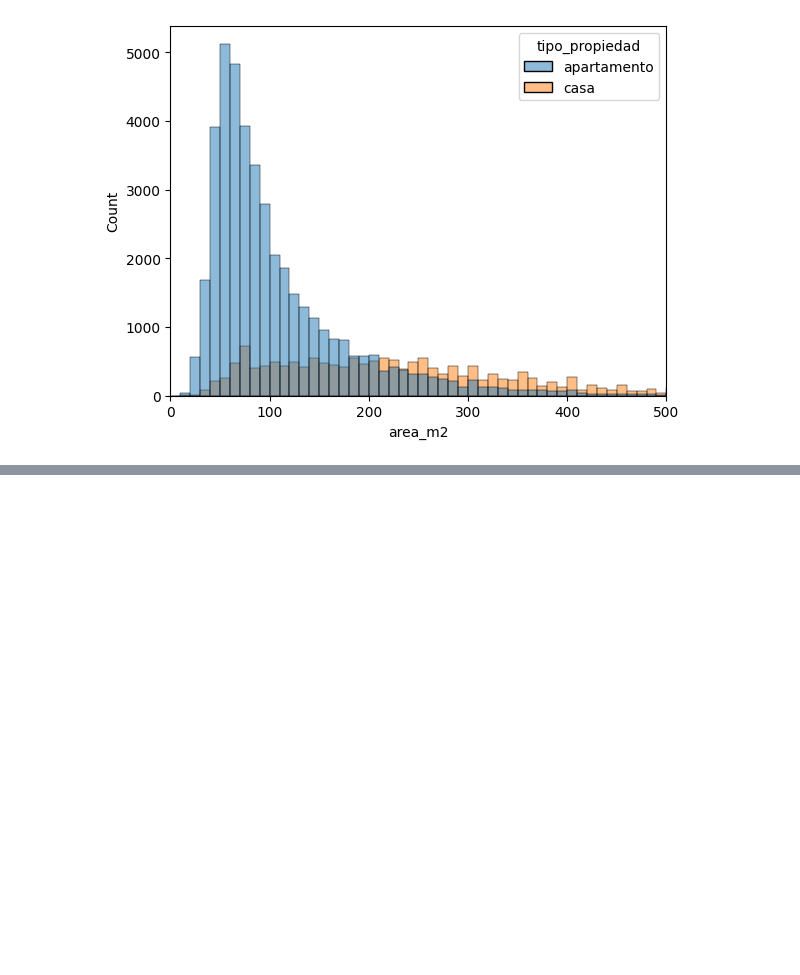
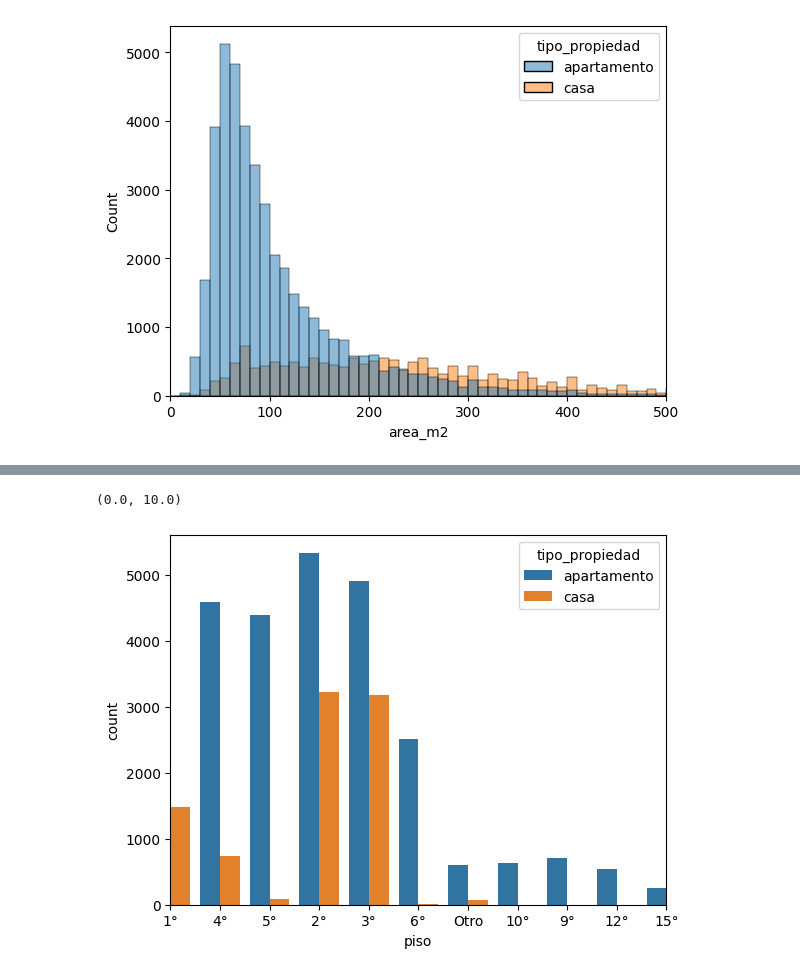
Before and after one commit to raulhiguerac/side, a Jupyter notebook: backend/analytics-service/notebooks/01_eda_bogota.ipynb, the cells around one changed output, grey strips where cells are left out. Drawn from its saved outputs; the diff is of its cells as text; code cells hidden in the pictures; blank space fills up the shorter version.

```diff
--- a/backend/analytics-service/notebooks/01_eda_bogota.ipynb
+++ b/backend/analytics-service/notebooks/01_eda_bogota.ipynb
@@ -140,0 +249,7 @@ df.groupby(["estrato", "tipo_propiedad"]).agg({"banios": "median"})
+# %%
+mask = df['banios'].isnull()
+medianas_banios = df[~mask].groupby(["estrato", "tipo_propiedad"])['banios'].median()
+
+df.loc[mask, 'banios'] = df.loc[mask].apply(
+    lambda row: medianas_banios.get((row['estrato'], row['tipo_propiedad'])), axis=1
+)
@@ -140,0 +260,16 @@ df.groupby(["estrato", "tipo_propiedad"]).agg({"banios": "median"})
+# %%
+df["parqueaderos"] = pd.to_numeric(df["parqueaderos"], errors="coerce")
+
+bins = [0, 35, 60, 90, 120, 200, 5000]
+df['area_bin'] = pd.cut(df['area_m2'], bins=bins)
+
+mask = df['parqueaderos'].isnull()
+medianas_parqueaderos = df[~mask].groupby(
+    ["estrato", "tipo_propiedad", "area_bin"], observed=True
+)['parqueaderos'].median()
+
+df.loc[mask, 'parqueaderos'] = df.loc[mask].apply(
+    lambda row: medianas_parqueaderos.get((row['estrato'], row['tipo_propiedad'], row['area_bin'])), axis=1
+)
+
+df = df.drop(columns=['area_bin'])
@@ -140,0 +286,6 @@ df.groupby(["estrato", "tipo_propiedad"]).agg({"banios": "median"})
+# %%
+sns.countplot(df, x="piso", hue="tipo_propiedad")
+plt.xlim(0, 10)
+# %% [output]
+(0.0, 10.0)
+[figure, added]
```
Also changed, not shown: parts of 28 cells of this notebook, 2 other files.
